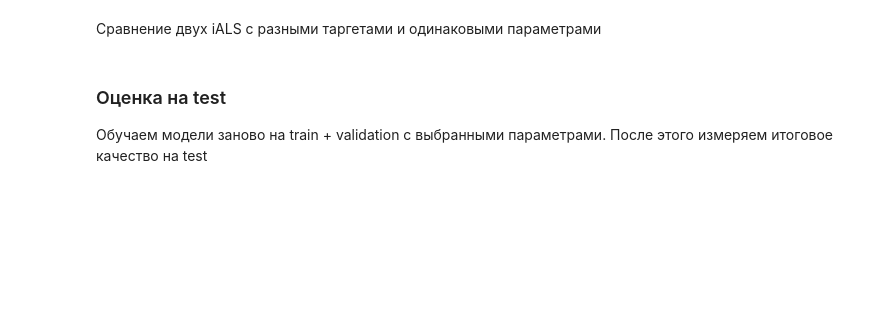
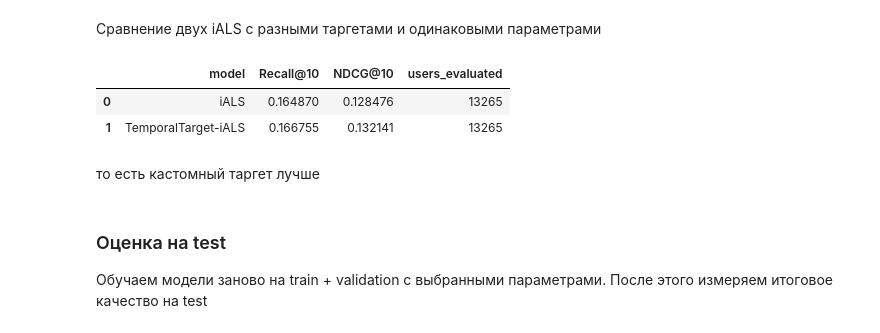
Before and after one commit to Arina1573/RecSys, a Jupyter notebook: hw1/experiments.ipynb, the cells around one changed output. Saved outputs shown, nothing was run; the diff lists cells and outputs as text; code cells hidden in the pictures; blank space fills up the shorter version.

```diff
--- a/hw1/experiments.ipynb
+++ b/hw1/experiments.ipynb
@@ -274,20 +288,24 @@ display(validation.sort_values(['model', 'NDCG@10'], ascending=[True, False]))
 # %%
 params = selected['iALS']
 
 ordinary = IALS(**params)
 ordinary.fit(train)
 
 temporal = IALS(**params)
 temporal.fit(train, targets=target_train)
 
 comparison = pd.DataFrame([
-    {'model': 'iALS',
-     **evaluate(ordinary, known_train, val_truth, val_users)},
-    {'model': 'TemporalTarget-iALS',
-     **evaluate(temporal, known_train, val_truth, val_users)}
+    {'model': 'iALS', **evaluate(ordinary, known_train, val_truth, val_users)},
+    {'model': 'TemporalTarget-iALS', **evaluate(temporal, known_train, val_truth, val_users)}
 ])
 
 display(comparison)
+# %% [output]
+|  | model | Recall@10 | NDCG@10 | users_evaluated |
+| 0 | iALS | 0.164870 | 0.128476 | 13265 |
+| 1 | TemporalTarget-iALS | 0.166755 | 0.132141 | 13265 |
+# %% [markdown]
+то есть кастомный таргет лучше
 # %% [markdown]
 ### Оценка на test
 
```
Also changed, not shown: parts of 7 cells of this notebook.
